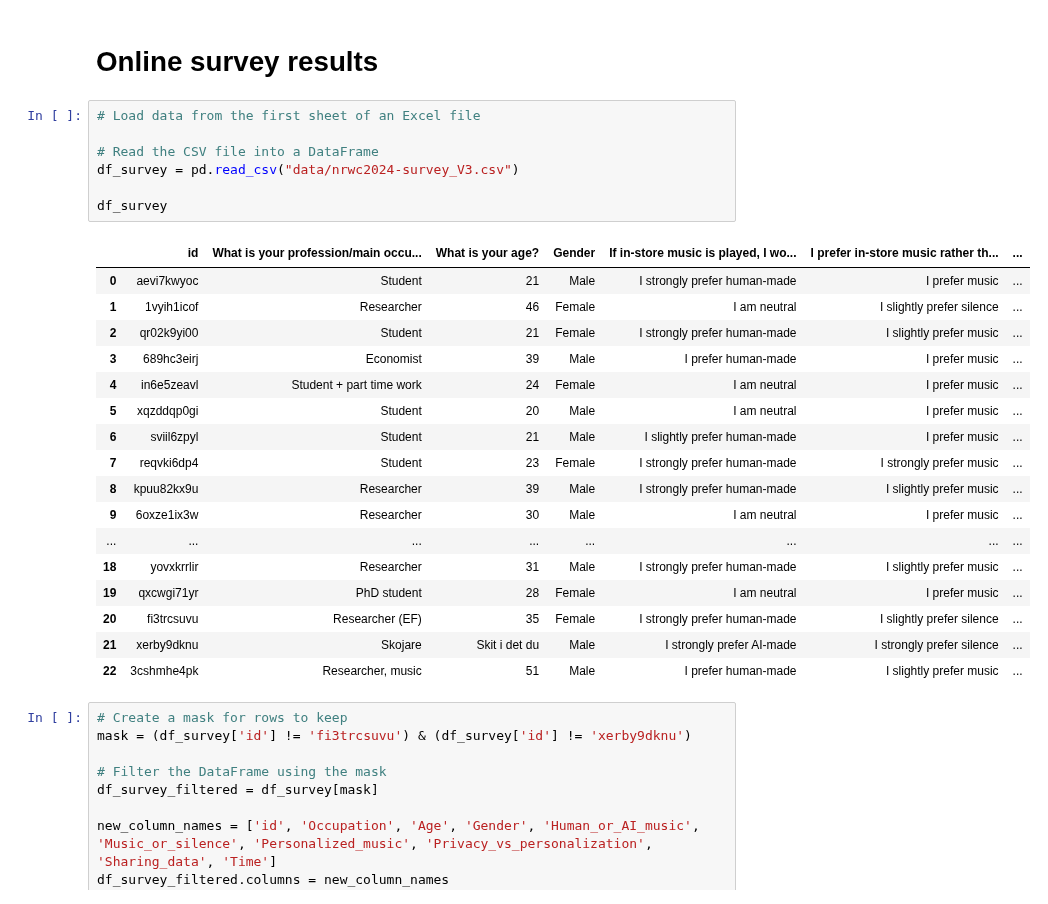
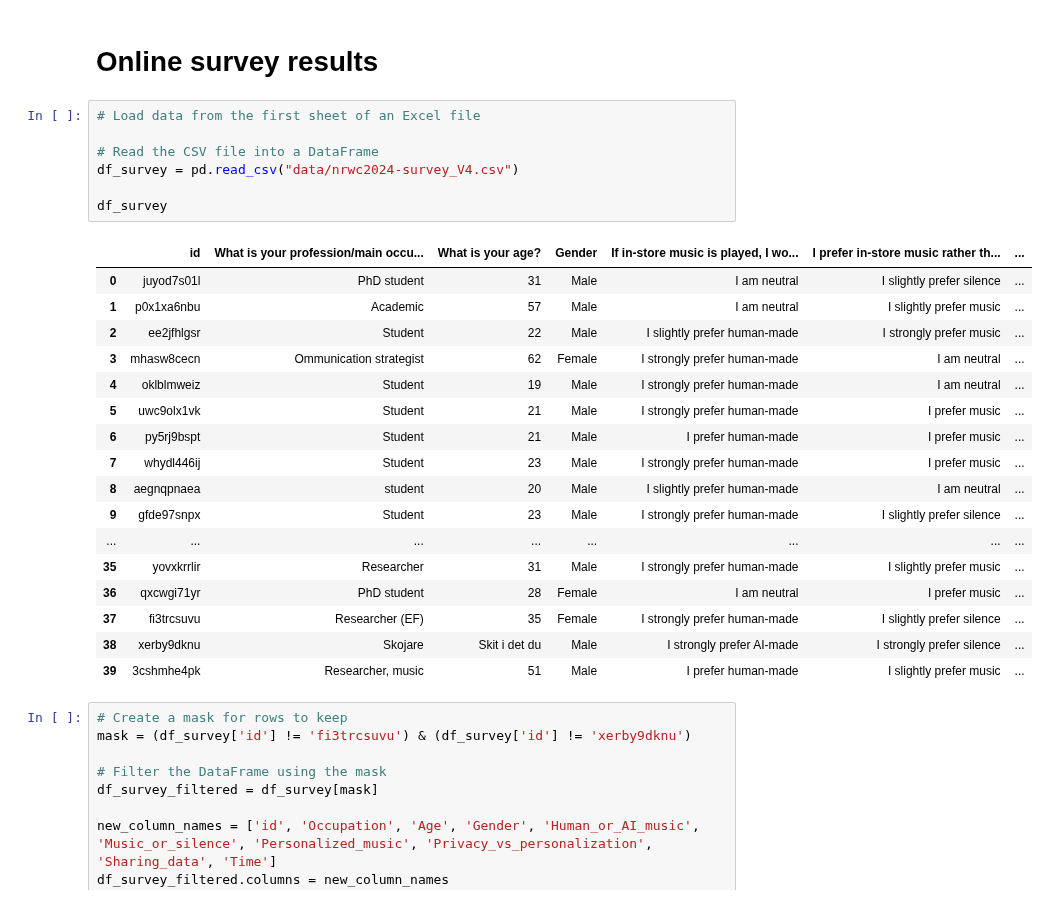
Before and after one commit to emmenru/Music-AI-workshop, a Jupyter notebook: AI-music-workshop.ipynb, the cells around one changed output. Saved outputs shown, nothing was run; the diff lists cells and outputs as text.

Commit message:
Update with latest version of data

```diff
--- a/AI-music-workshop.ipynb
+++ b/AI-music-workshop.ipynb
@@ -30,28 +30,28 @@ The autoreload extension is already loaded. To reload it, use:
 # %%
 # Load data from the first sheet of an Excel file
 
 # Read the CSV file into a DataFrame
-df_survey = pd.read_csv("data/nrwc2024-survey_V3.csv")
+df_survey = pd.read_csv("data/nrwc2024-survey_V4.csv")
 
 df_survey
 # %% [output]
 |  | id | What is your profession/main occu... | What is your age? | Gender | If in-store music is played, I wo... | I prefer in-store music rather th... | ... |
-| 0 | aevi7kwyoc | Student | 21 | Male | I strongly prefer human-made | I prefer music | ... |
-| 1 | 1vyih1icof | Researcher | 46 | Female | I am neutral | I slightly prefer silence | ... |
-| 2 | qr02k9yi00 | Student | 21 | Female | I strongly prefer human-made | I slightly prefer music | ... |
-| 3 | 689hc3eirj | Economist | 39 | Male | I prefer human-made | I prefer music | ... |
-| 4 | in6e5zeavl | Student + part time work | 24 | Female | I am neutral | I prefer music | ... |
-| 5 | xqzddqp0gi | Student | 20 | Male | I am neutral | I prefer music | ... |
-| 6 | sviil6zpyl | Student | 21 | Male | I slightly prefer human-made | I prefer music | ... |
-| 7 | reqvki6dp4 | Student | 23 | Female | I strongly prefer human-made | I strongly prefer music | ... |
-| 8 | kpuu82kx9u | Researcher | 39 | Male | I strongly prefer human-made | I slightly prefer music | ... |
-| 9 | 6oxze1ix3w | Researcher | 30 | Male | I am neutral | I prefer music | ... |
+| 0 | juyod7s01l | PhD student | 31 | Male | I am neutral | I slightly prefer silence | ... |
+| 1 | p0x1xa6nbu | Academic | 57 | Male | I am neutral | I slightly prefer music | ... |
+| 2 | ee2jfhlgsr | Student | 22 | Male | I slightly prefer human-made | I strongly prefer music | ... |
+| 3 | mhasw8cecn | Ommunication strategist | 62 | Female | I strongly prefer human-made | I am neutral | ... |
+| 4 | oklblmweiz | Student | 19 | Male | I strongly prefer human-made | I am neutral | ... |
+| 5 | uwc9olx1vk | Student | 21 | Male | I strongly prefer human-made | I prefer music | ... |
+| 6 | py5rj9bspt | Student | 21 | Male | I prefer human-made | I prefer music | ... |
+| 7 | whydl446ij | Student | 23 | Male | I strongly prefer human-made | I prefer music | ... |
+| 8 | aegnqpnaea | student | 20 | Male | I slightly prefer human-made | I am neutral | ... |
+| 9 | gfde97snpx | Student | 23 | Male | I strongly prefer human-made | I slightly prefer silence | ... |
 | ... | ... | ... | ... | ... | ... | ... | ... |
-| 18 | yovxkrrlir | Researcher | 31 | Male | I strongly prefer human-made | I slightly prefer music | ... |
-| 19 | qxcwgi71yr | PhD student | 28 | Female | I am neutral | I prefer music | ... |
-| 20 | fi3trcsuvu | Researcher (EF) | 35 | Female | I strongly prefer human-made | I slightly prefer silence | ... |
-| 21 | xerby9dknu | Skojare | Skit i det du | Male | I strongly prefer AI-made | I strongly prefer silence | ... |
-| 22 | 3cshmhe4pk | Researcher, music | 51 | Male | I prefer human-made | I slightly prefer music | ... |
+| 35 | yovxkrrlir | Researcher | 31 | Male | I strongly prefer human-made | I slightly prefer music | ... |
+| 36 | qxcwgi71yr | PhD student | 28 | Female | I am neutral | I prefer music | ... |
+| 37 | fi3trcsuvu | Researcher (EF) | 35 | Female | I strongly prefer human-made | I slightly prefer silence | ... |
+| 38 | xerby9dknu | Skojare | Skit i det du | Male | I strongly prefer AI-made | I strongly prefer silence | ... |
+| 39 | 3cshmhe4pk | Researcher, music | 51 | Male | I prefer human-made | I slightly prefer music | ... |
 # %%
 # Create a mask for rows to keep
 mask = (df_survey['id'] != 'fi3trcsuvu') & (df_survey['id'] != 'xerby9dknu')
```
Also changed, not shown: parts of 1 cell of this notebook, 2 other files.
